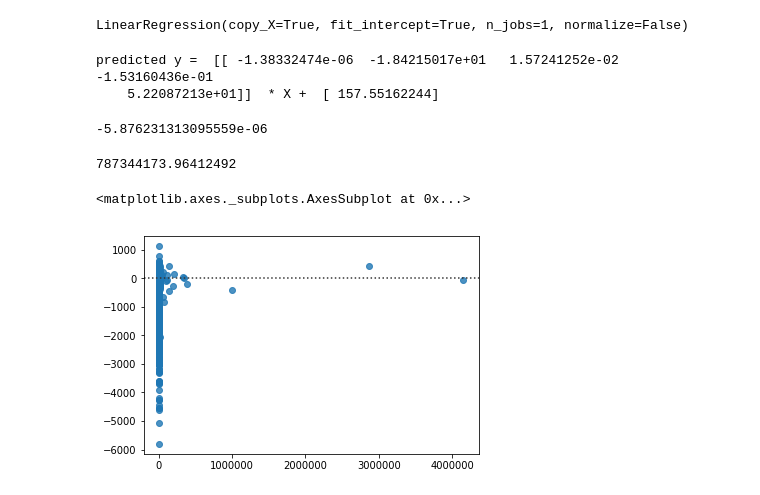
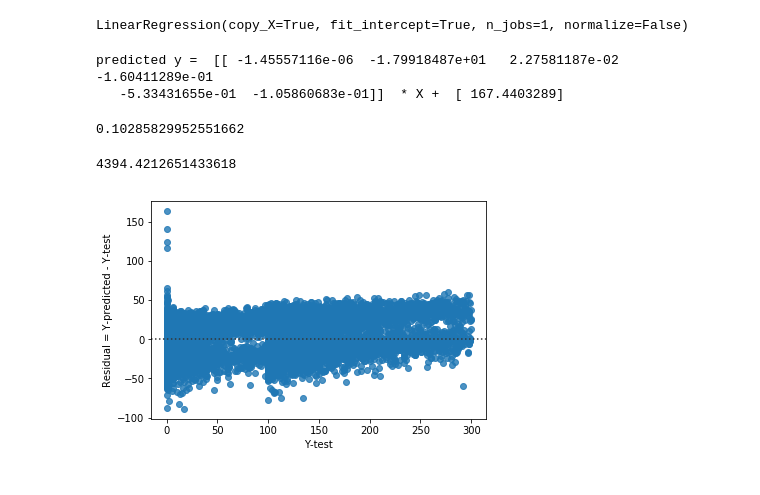
Before and after one commit to etoister/Kickstarter, a Jupyter notebook: Kicker Oracle.ipynb, the cells around one changed output. Saved outputs shown, nothing was run; the diff lists cells and outputs as text; code cells hidden in the pictures.

```diff
--- a/Kicker Oracle.ipynb
+++ b/Kicker Oracle.ipynb
@@ -611,7 +611,7 @@ data_r=data[data['pledge_perc']<300]
 # %%
 #define parameters for regression
 y = data_r [['pledge_perc']]
-X = data_r[['goal','deadline-launched','launched-created','category.id','staff_pick']]
+X = data_r[['goal','deadline-launched','launched-created','category.id','deadline_day_in_week','deadline_day_in_month']]
 # %%
 #split to train and test
 X_train, X_test, y_train, y_test = train_test_split (X, y, test_size = 0.2, random_state=7)
@@ -622,20 +622,22 @@ LinearRegression(copy_X=True, fit_intercept=True, n_jobs=1, normalize=False)
 # %%
 print("predicted y = ", lin_reg.coef_, " * X + ", lin_reg.intercept_)
 # %% [output]
-predicted y =  [[ -1.38332474e-06  -1.84215017e+01   1.57241252e-02  -1.53160436e-01
-    5.22087213e+01]]  * X +  [ 157.55162244]
+predicted y =  [[ -1.45557116e-06  -1.79918487e+01   2.27581187e-02  -1.60411289e-01
+   -5.33431655e-01  -1.05860683e-01]]  * X +  [ 167.4403289]
 # %%
 y_test_pred_numeric = lin_reg.predict(X_test)
 # %%
 lin_reg.score(X_test, y_test)
+#R square score
 # %% [output]
--5.876231313095559e-06
+0.10285829952551662
 # %%
 mean_squared_error(y_test, y_test_pred_numeric)
 # %% [output]
-787344173.96412492
+4394.4212651433618
-# %%
-sns.residplot(y_test, y_test-y_test_pred_numeric )
-# %% [output]
-<matplotlib.axes._subplots.AxesSubplot at 0x...>
-[figure, removed]
+# %%
+ax= sns.residplot(y_test, y_test-y_test_pred_numeric )
+ax.set(xlabel='Y-test', ylabel='Residual = Y-predicted - Y-test')
+plt.show()
+# %% [output]
+[figure, added]
```
